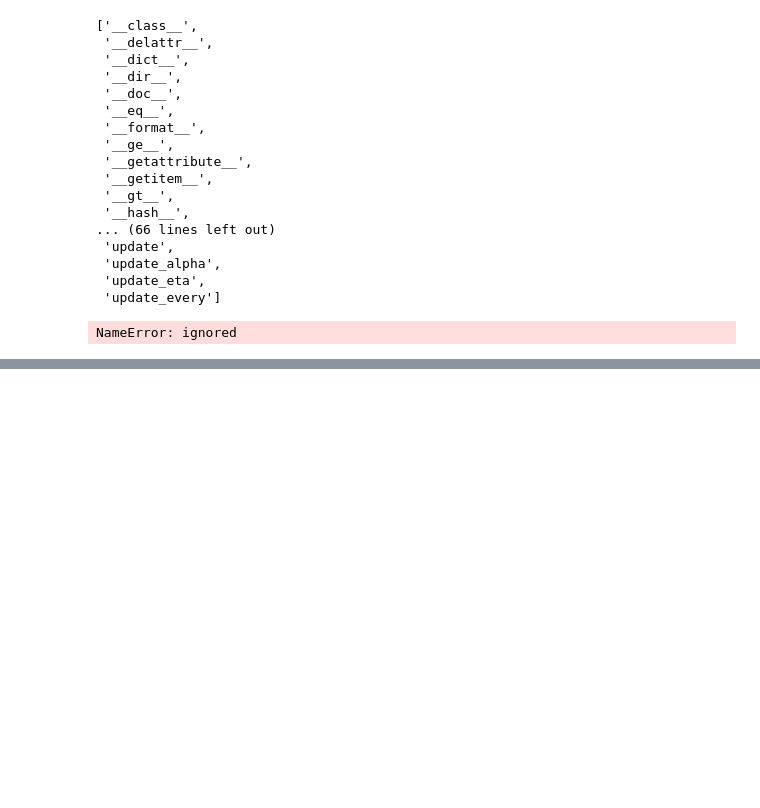
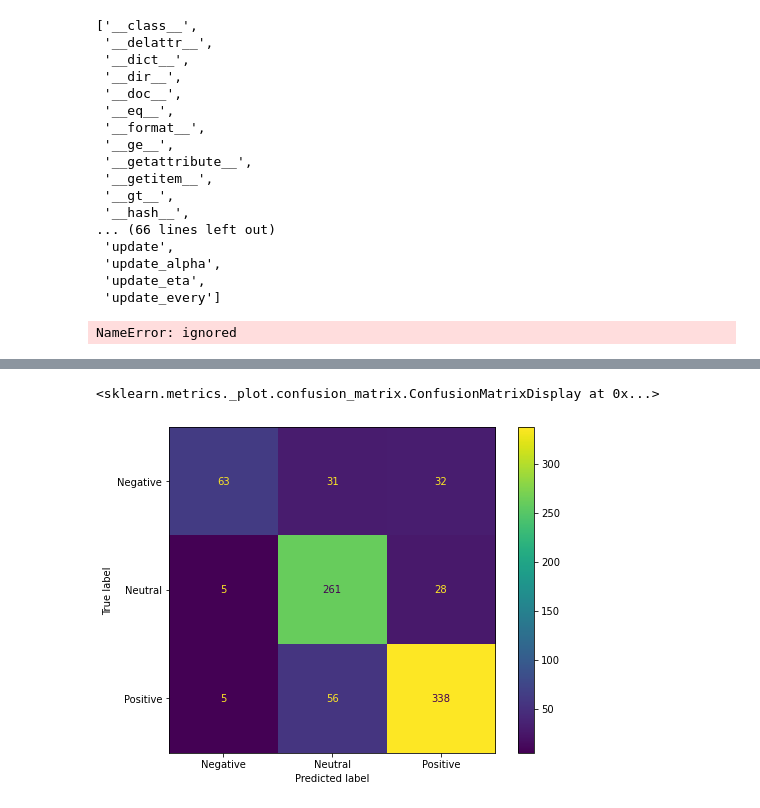
Before and after one commit to Pankaj-sk/Crypto_Influencer_Analysis, a Jupyter notebook: Topic_Modelling.ipynb, the cells around one changed output, grey strips where cells are left out. Saved outputs shown, nothing was run; the diff lists cells and outputs as text; code cells hidden in the pictures; blank space fills up the shorter version.

```diff
--- a/Topic_Modelling.ipynb
+++ b/Topic_Modelling.ipynb
@@ -169,0 +330,14 @@ NameError: ignored
+# %%
+#In setting up the TF-IDF, we use only the 2,500 most frequently occurring terms,
+#only those terms that occur in a maximum of 80% of the documents
+features = tweets_data['tweettext']
+
+vectorizer = TfidfVectorizer(max_features=2500, min_df=7, max_df=0.8, stop_words=stop)
+
+processed_features = vectorizer.fit_transform(features).toarray()
+# %%
+#pass in the transformed vector processed_features and apply
+#the variable labels to that vector as "labels" for each value.
+labels = tweets_data['Sentiment']
+
+X_train, X_test, y_train, y_test = train_test_split(processed_features, labels, test_size=0.2, random_state=0)
@@ -169,0 +361,6 @@ NameError: ignored
+# %%
+#confusion matrix with heat map
+plot_confusion_matrix(text_classifier, X_test, y_test)
+# %% [output]
+<sklearn.metrics._plot.confusion_matrix.ConfusionMatrixDisplay at 0x...>
+[figure, added]
```
Also changed, not shown: parts of 43 cells of this notebook.
